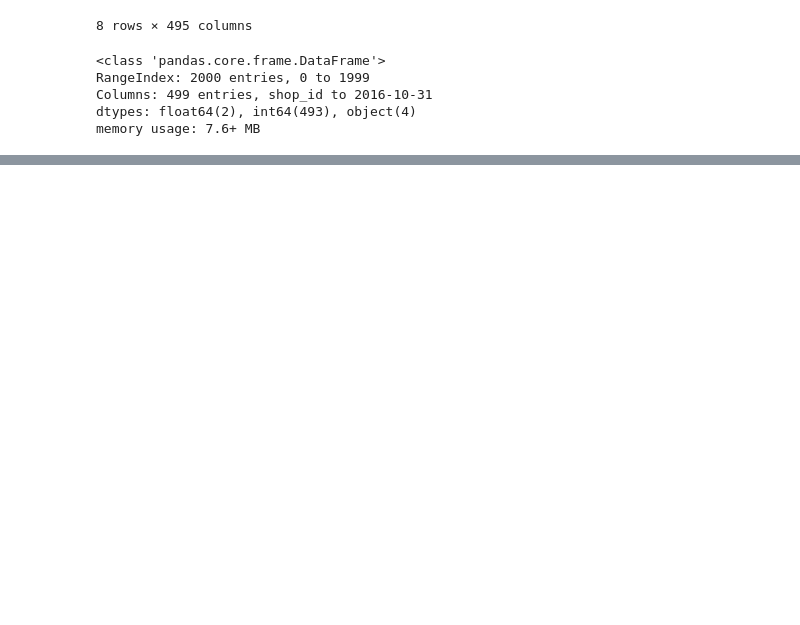
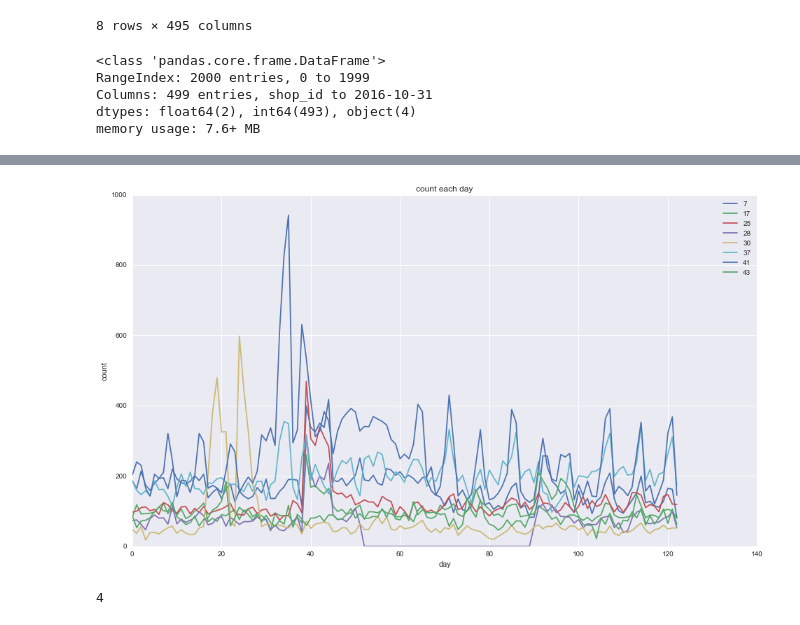
Before and after one commit to wakemeup-xyz/TianChi_IJCAI-17_sales_prediction_code, a Jupyter notebook: Explore Data & Analysis.ipynb, the cells around one changed output, grey strips where cells are left out. Cells and saved outputs as stored; diff of their text form; code cells hidden in the pictures; blank space fills up the shorter version.

```diff
--- a/Explore Data & Analysis.ipynb
+++ b/Explore Data & Analysis.ipynb
@@ -56,0 +115,10 @@ def dateRange(start, end):
+# %%
+ids = shop_info[shop_info['cate_3_name']=='西式快餐'].index.tolist()
+draw_ids(ids[:8])
+# %% [output]
+[figure, added]
+# %%
+start_week = pd.to_datetime('2015-07-01').week #27
+pd.to_datetime('2016-10-31').week #44
+# %% [output]
+4
```
Also changed, not shown: parts of 15 cells of this notebook.
